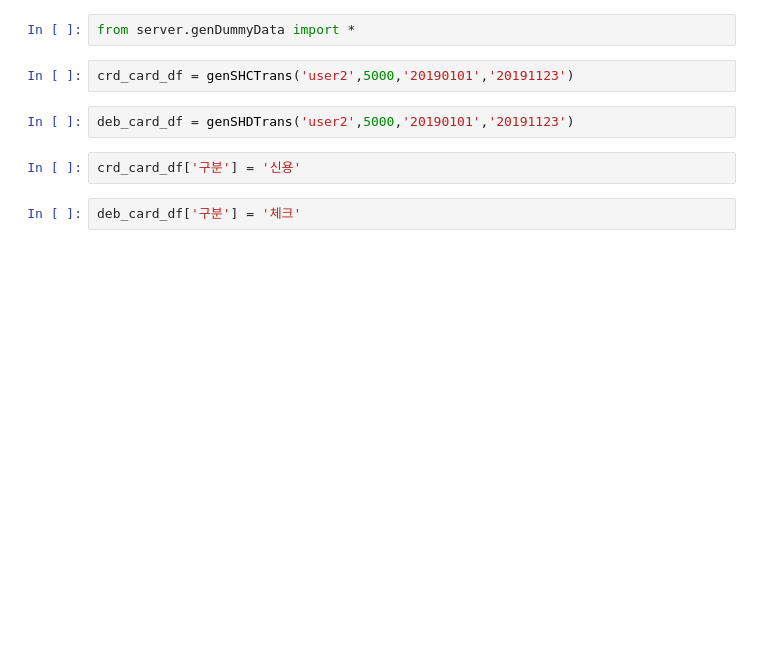
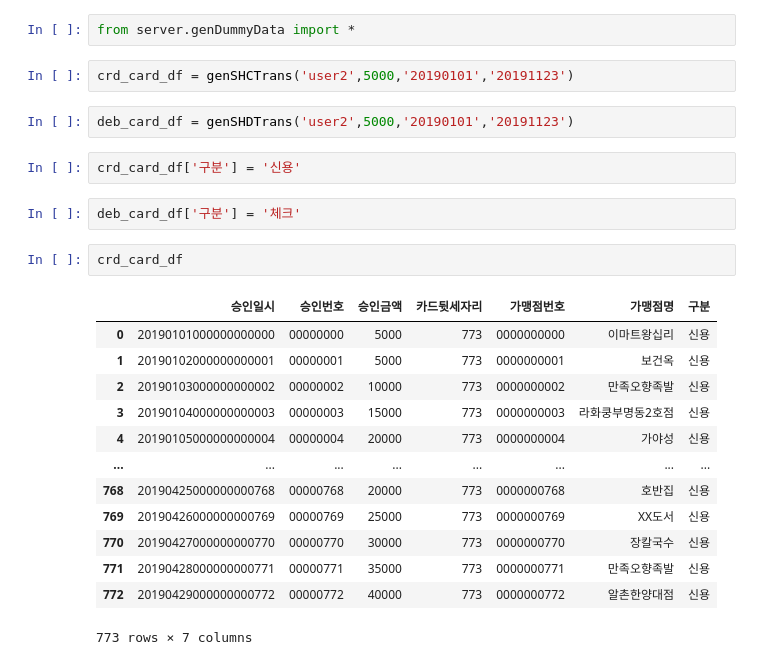
Before and after one commit to thjeong/hack2019, a Jupyter notebook: Untitled.ipynb, the cells around one changed output. Saved outputs shown, nothing was run; the diff lists cells and outputs as text; blank space fills up the shorter version.

```diff
--- a/Untitled.ipynb
+++ b/Untitled.ipynb
@@ -313,3 +313,19 @@ deb_card_df = genSHDTrans('user2',5000,'20190101','20191123')
 crd_card_df['구분'] = '신용'
 # %%
 deb_card_df['구분'] = '체크'
+# %%
+crd_card_df
+# %% [output]
+|  | 승인일시 | 승인번호 | 승인금액 | 카드뒷세자리 | 가맹점번호 | 가맹점명 | 구분 |
+| 0 | 20190101000000000000 | 00000000 | 5000 | 773 | 0000000000 | 이마트왕십리 | 신용 |
+| 1 | 20190102000000000001 | 00000001 | 5000 | 773 | 0000000001 | 보건옥 | 신용 |
+| 2 | 20190103000000000002 | 00000002 | 10000 | 773 | 0000000002 | 만족오향족발 | 신용 |
+| 3 | 20190104000000000003 | 00000003 | 15000 | 773 | 0000000003 | 라화쿵부명동2호점 | 신용 |
+| 4 | 20190105000000000004 | 00000004 | 20000 | 773 | 0000000004 | 가야성 | 신용 |
+| ... | ... | ... | ... | ... | ... | ... | ... |
+| 768 | 20190425000000000768 | 00000768 | 20000 | 773 | 0000000768 | 호반집 | 신용 |
+| 769 | 20190426000000000769 | 00000769 | 25000 | 773 | 0000000769 | XX도서 | 신용 |
+| 770 | 20190427000000000770 | 00000770 | 30000 | 773 | 0000000770 | 장칼국수 | 신용 |
+| 771 | 20190428000000000771 | 00000771 | 35000 | 773 | 0000000771 | 만족오향족발 | 신용 |
+| 772 | 20190429000000000772 | 00000772 | 40000 | 773 | 0000000772 | 알촌한양대점 | 신용 |
+773 rows × 7 columns
```
Also changed, not shown: parts of 8 cells of this notebook, 2 other files.
